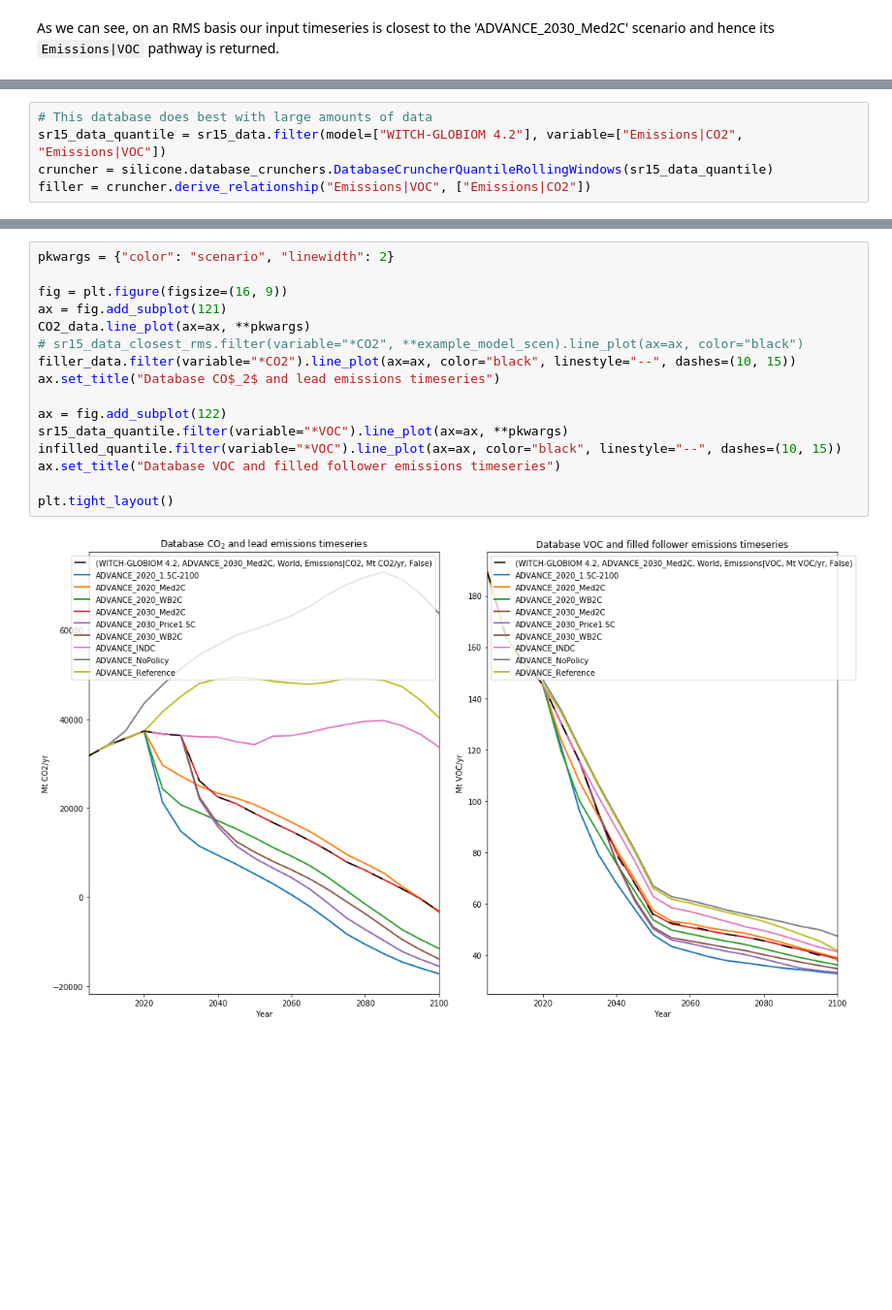
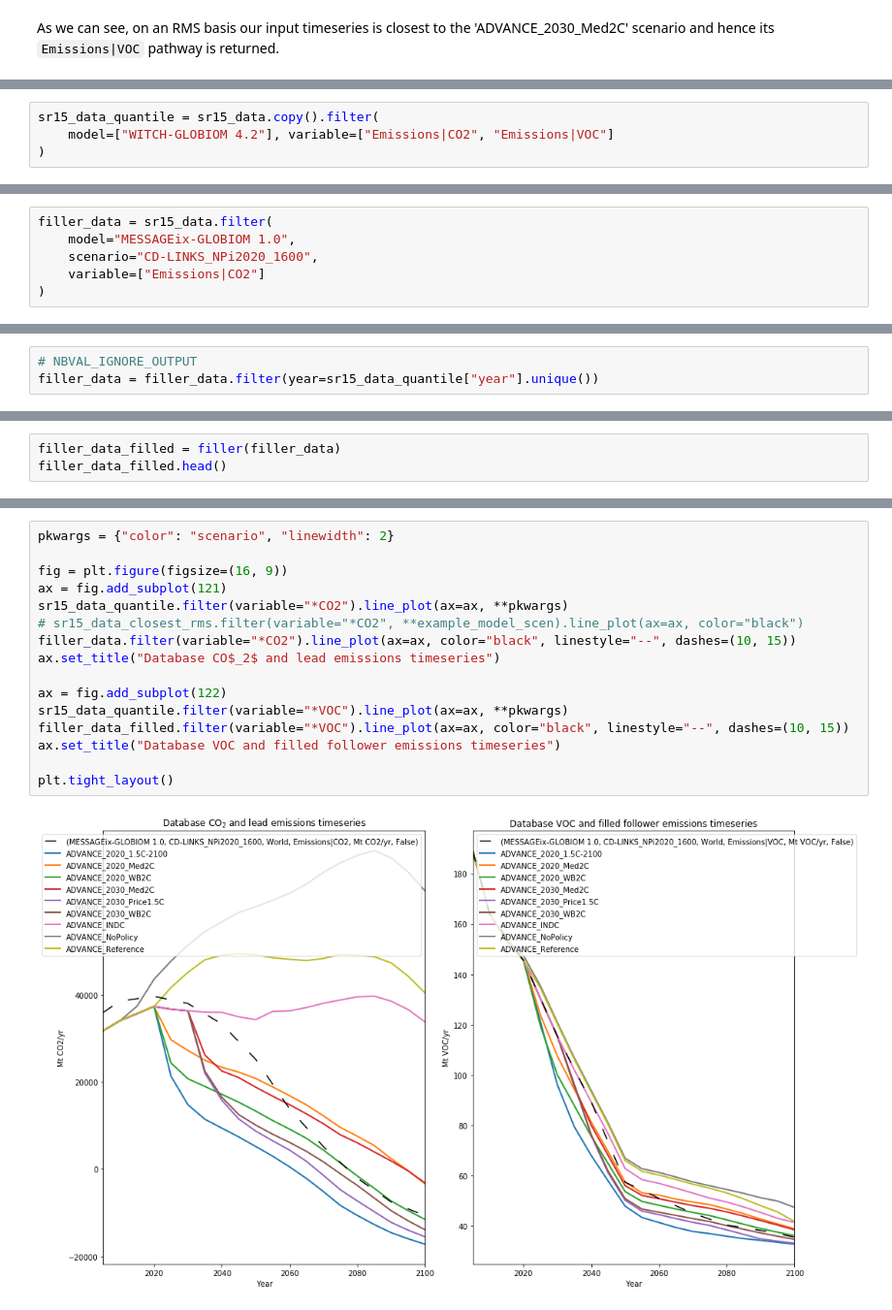
Before and after one commit to GranthamImperial/silicone, a Jupyter notebook: notebooks/infilling.ipynb, the cells around one changed output, grey strips where cells are left out. Shown at 97% size. Cells and saved outputs as stored; diff of their text form; blank space fills up the shorter version.

```diff
--- a/notebooks/infilling.ipynb
+++ b/notebooks/infilling.ipynb
@@ -372,5 +397,4 @@ When it is fed another emission, it then finds that quantile.
 # %%
-# This database does best with large amounts of data
-sr15_data_quantile = sr15_data.filter(model=["WITCH-GLOBIOM 4.2"], variable=["Emissions|CO2", "Emissions|VOC"])
-cruncher = silicone.database_crunchers.DatabaseCruncherQuantileRollingWindows(sr15_data_quantile)
-filler = cruncher.derive_relationship("Emissions|VOC", ["Emissions|CO2"])
+sr15_data_quantile = sr15_data.copy().filter(
+    model=["WITCH-GLOBIOM 4.2"], variable=["Emissions|CO2", "Emissions|VOC"]
+)
@@ -397,0 +426,6 @@ infilled_quantile.head()
+# %%
+filler_data = sr15_data.filter(
+    model="MESSAGEix-GLOBIOM 1.0",
+    scenario="CD-LINKS_NPi2020_1600",
+    variable=["Emissions|CO2"]
+)
@@ -397,0 +454,3 @@ infilled_quantile.head()
+# %%
+# NBVAL_IGNORE_OUTPUT
+filler_data = filler_data.filter(year=sr15_data_quantile["year"].unique())
@@ -397,0 +463,3 @@ infilled_quantile.head()
+# %%
+filler_data_filled = filler(filler_data)
+filler_data_filled.head()
@@ -398,18 +473,18 @@ infilled_quantile.head()
 # %%
 pkwargs = {"color": "scenario", "linewidth": 2}
 
 fig = plt.figure(figsize=(16, 9))
 ax = fig.add_subplot(121)
-CO2_data.line_plot(ax=ax, **pkwargs)
+sr15_data_quantile.filter(variable="*CO2").line_plot(ax=ax, **pkwargs)
 # sr15_data_closest_rms.filter(variable="*CO2", **example_model_scen).line_plot(ax=ax, color="black")
 filler_data.filter(variable="*CO2").line_plot(ax=ax, color="black", linestyle="--", dashes=(10, 15))
 ax.set_title("Database CO$_2$ and lead emissions timeseries")
 
 ax = fig.add_subplot(122)
 sr15_data_quantile.filter(variable="*VOC").line_plot(ax=ax, **pkwargs)
-infilled_quantile.filter(variable="*VOC").line_plot(ax=ax, color="black", linestyle="--", dashes=(10, 15))
+filler_data_filled.filter(variable="*VOC").line_plot(ax=ax, color="black", linestyle="--", dashes=(10, 15))
 ax.set_title("Database VOC and filled follower emissions timeseries")
 
 plt.tight_layout()
 # %% [output]
-[figure, old version]
+[figure, new version]
```
Also changed, not shown: parts of 25 cells of this notebook, 2 other files.
